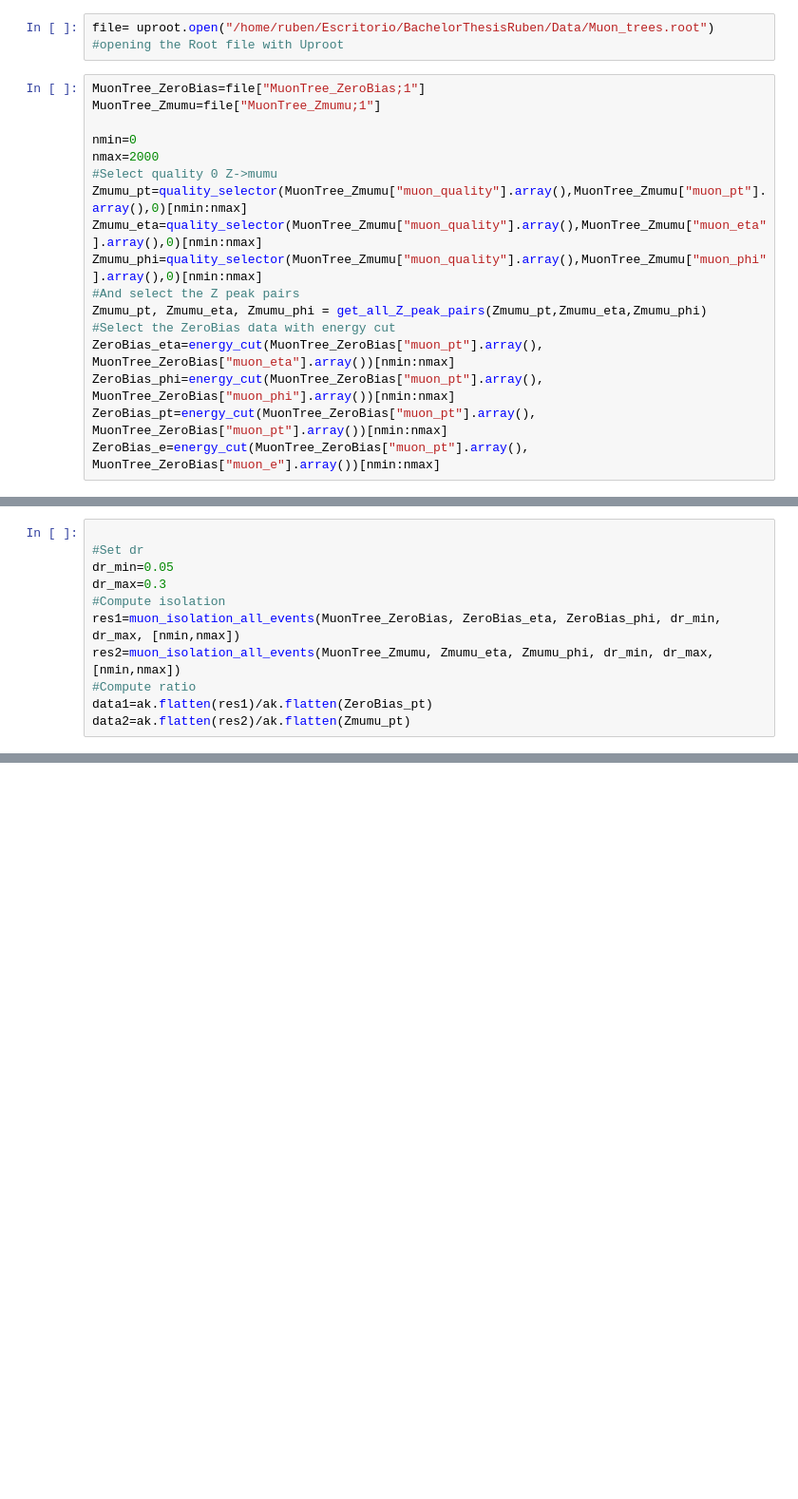
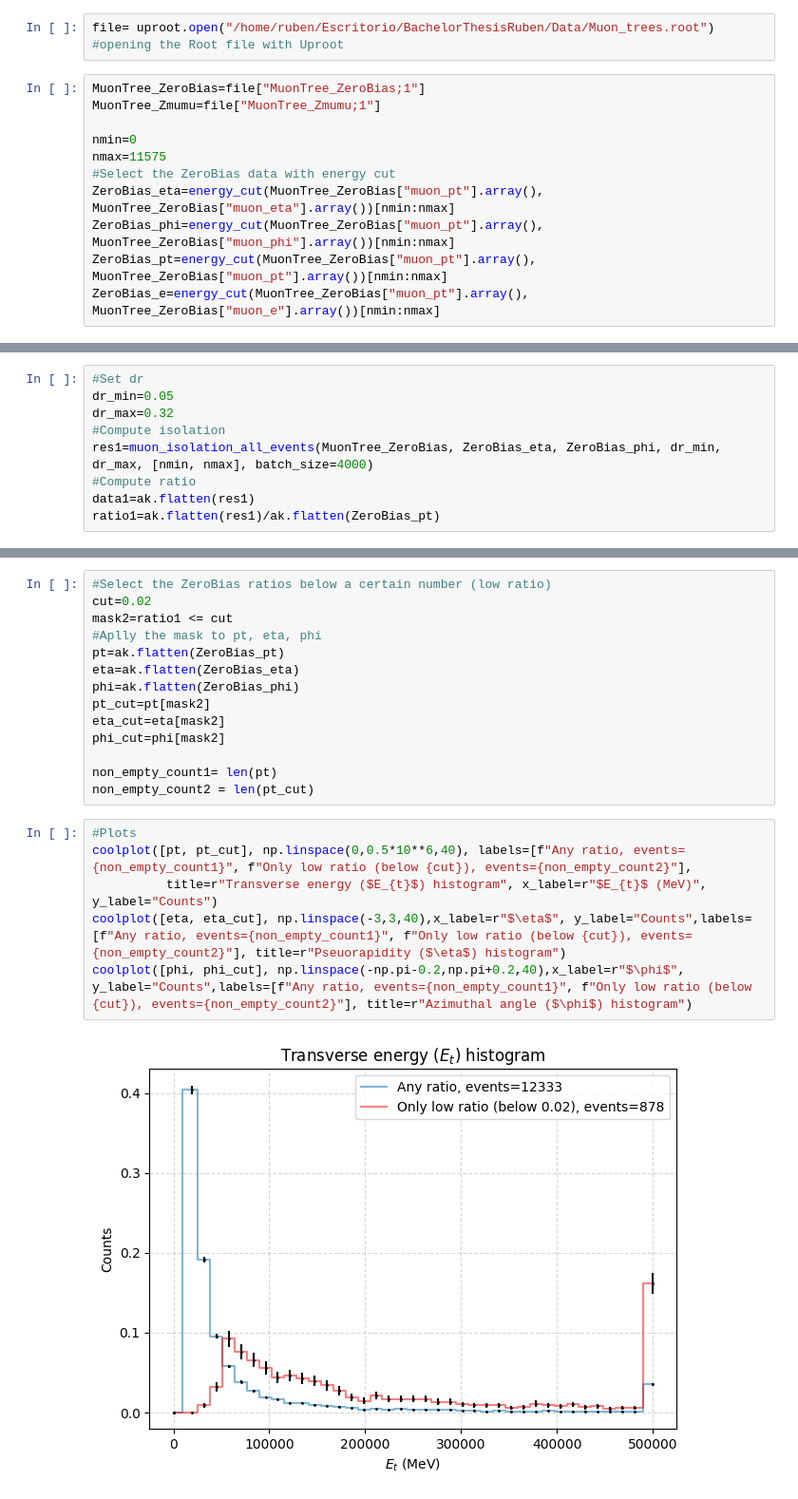
Before and after one commit to Ruba18-Code/BSc-Thesis-LVL1-trigger-for-isolated-muons-at-ATLAS, a Jupyter notebook: test.ipynb, the cells around one changed output, grey strips where cells are left out. Shown at 95% size. Saved outputs shown, nothing was run; the diff lists cells and outputs as text; blank space fills up the shorter version.

Commit message:
New notebook plots

```diff
--- a/test.ipynb
+++ b/test.ipynb
@@ -7,13 +7,7 @@ MuonTree_ZeroBias=file["MuonTree_ZeroBias;1"]
 MuonTree_Zmumu=file["MuonTree_Zmumu;1"]
 
 nmin=0
-nmax=2000
-#Select quality 0 Z->mumu
-Zmumu_pt=quality_selector(MuonTree_Zmumu["muon_quality"].array(),MuonTree_Zmumu["muon_pt"].array(),0)[nmin:nmax]
-Zmumu_eta=quality_selector(MuonTree_Zmumu["muon_quality"].array(),MuonTree_Zmumu["muon_eta"].array(),0)[nmin:nmax]
-Zmumu_phi=quality_selector(MuonTree_Zmumu["muon_quality"].array(),MuonTree_Zmumu["muon_phi"].array(),0)[nmin:nmax]
-#And select the Z peak pairs
-Zmumu_pt, Zmumu_eta, Zmumu_phi = get_all_Z_peak_pairs(Zmumu_pt,Zmumu_eta,Zmumu_phi)
+nmax=11575
 #Select the ZeroBias data with energy cut
 ZeroBias_eta=energy_cut(MuonTree_ZeroBias["muon_pt"].array(), MuonTree_ZeroBias["muon_eta"].array())[nmin:nmax]
 ZeroBias_phi=energy_cut(MuonTree_ZeroBias["muon_pt"].array(), MuonTree_ZeroBias["muon_phi"].array())[nmin:nmax]
@@ -30,11 +21,9 @@ energy_cut: Only 5.79% of the events have survived the cut with a lower cut of 1
 # %%
-
 #Set dr
 dr_min=0.05
-dr_max=0.3
+dr_max=0.32
 #Compute isolation
-res1=muon_isolation_all_events(MuonTree_ZeroBias, ZeroBias_eta, ZeroBias_phi, dr_min, dr_max, [nmin,nmax])
-res2=muon_isolation_all_events(MuonTree_Zmumu, Zmumu_eta, Zmumu_phi, dr_min, dr_max, [nmin,nmax])
+res1=muon_isolation_all_events(MuonTree_ZeroBias, ZeroBias_eta, ZeroBias_phi, dr_min, dr_max, [nmin, nmax], batch_size=4000)
 #Compute ratio
-data1=ak.flatten(res1)/ak.flatten(ZeroBias_pt)
-data2=ak.flatten(res2)/ak.flatten(Zmumu_pt)
+data1=ak.flatten(res1)
+ratio1=ak.flatten(res1)/ak.flatten(ZeroBias_pt)
@@ -77,0 +30,22 @@ plot_ROC_curve(MuonTree_Zmumu, MuonTree_ZeroBias, Zmumu_pt, Zmumu_eta, Zmumu_phi
+# %%
+#Select the ZeroBias ratios below a certain number (low ratio)
+cut=0.02
+mask2=ratio1 <= cut
+#Aplly the mask to pt, eta, phi
+pt=ak.flatten(ZeroBias_pt)
+eta=ak.flatten(ZeroBias_eta)
+phi=ak.flatten(ZeroBias_phi)
+pt_cut=pt[mask2]
+eta_cut=eta[mask2]
+phi_cut=phi[mask2]
+
+non_empty_count1= len(pt)
+non_empty_count2 = len(pt_cut)
+# %%
+#Plots
+coolplot([pt, pt_cut], np.linspace(0,0.5*10**6,40), labels=[f"Any ratio, events={non_empty_count1}", f"Only low ratio (below {cut}), events={non_empty_count2}"],
+          title=r"Transverse energy ($E_{t}$) histogram", x_label=r"$E_{t}$ (MeV)", y_label="Counts")
+coolplot([eta, eta_cut], np.linspace(-3,3,40),x_label=r"$\eta$", y_label="Counts",labels=[f"Any ratio, events={non_empty_count1}", f"Only low ratio (below {cut}), events={non_empty_count2}"], title=r"Pseuorapidity ($\eta$) histogram")
+coolplot([phi, phi_cut], np.linspace(-np.pi-0.2,np.pi+0.2,40),x_label=r"$\phi$", y_label="Counts",labels=[f"Any ratio, events={non_empty_count1}", f"Only low ratio (below {cut}), events={non_empty_count2}"], title=r"Azimuthal angle ($\phi$) histogram")
+# %% [output]
+[figure, added]
```
Also changed, not shown: parts of 7 cells of this notebook, 5 other files.
